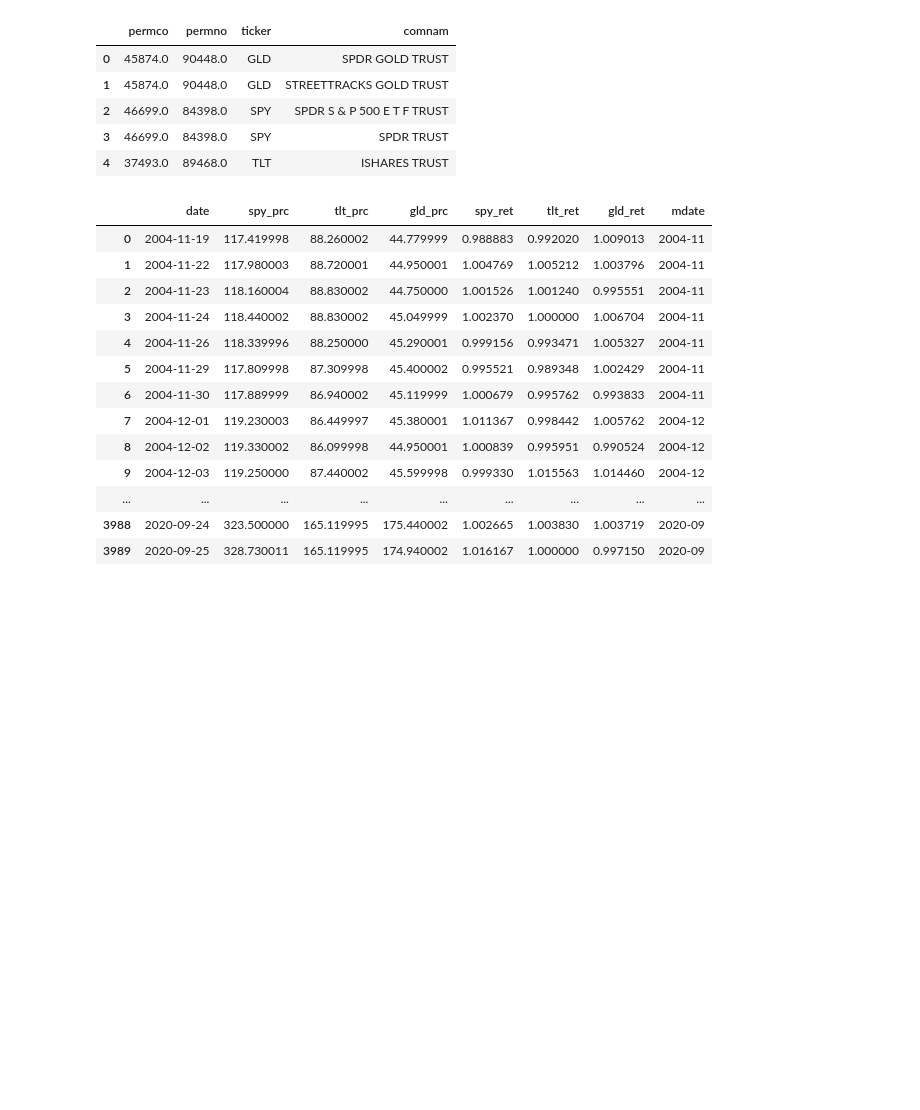
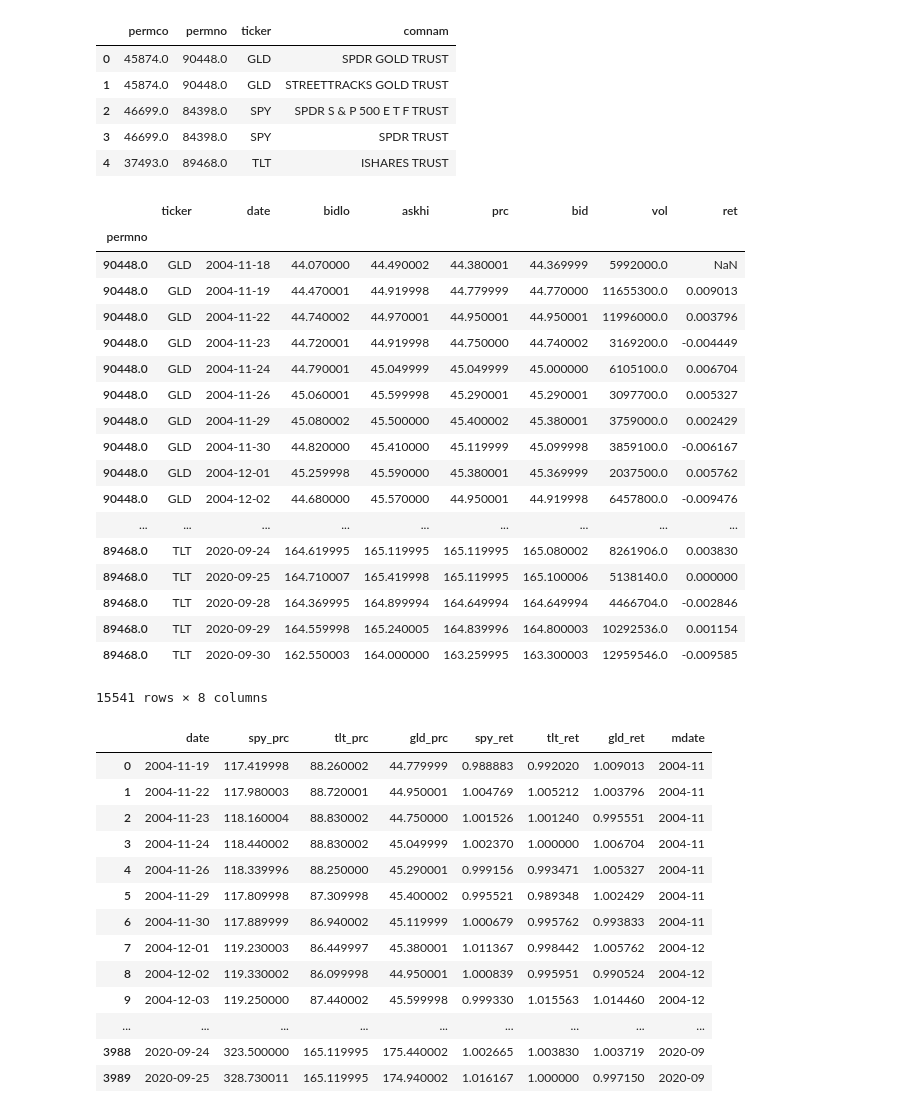
Before and after one commit to ningtong88/Capstone_TDAmeritrade, a Jupyter notebook: TDAmeritrade Portfolio Rebalancing.ipynb, the cells around one changed output. Drawn from its saved outputs; the diff is of its cells as text; code cells hidden in the pictures; blank space fills up the shorter version.

```diff
--- a/TDAmeritrade Portfolio Rebalancing.ipynb
+++ b/TDAmeritrade Portfolio Rebalancing.ipynb
@@ -87,8 +84,30 @@ permno_list_1 = {'permno': permno_tuple}
 # %%
 dsf_keep = crsp_db.raw_sql('select distinct b.ticker, a.permno, a.date, a.bidlo, a.askhi, \
     a.prc, a.bid, a.vol, a.ret from crspm.dsf a, crsp.stocknames b \
-    where a.permno in %(permno)s and a.permno = b.permno',
+    where a.permno in %(permno)s and a.permno = b.permno order by 1,2,3 asc',
                 params=permno_list_1,date_cols=['date'], index_col=['permno'])
+# %%
+dsf_keep
+# %% [output]
+|  | ticker | date | bidlo | askhi | prc | bid | vol | ret |
+| permno |  |  |  |  |  |  |  |  |
+| 90448.0 | GLD | 2004-11-18 | 44.070000 | 44.490002 | 44.380001 | 44.369999 | 5992000.0 | NaN |
+| 90448.0 | GLD | 2004-11-19 | 44.470001 | 44.919998 | 44.779999 | 44.770000 | 11655300.0 | 0.009013 |
+| 90448.0 | GLD | 2004-11-22 | 44.740002 | 44.970001 | 44.950001 | 44.950001 | 11996000.0 | 0.003796 |
+| 90448.0 | GLD | 2004-11-23 | 44.720001 | 44.919998 | 44.750000 | 44.740002 | 3169200.0 | -0.004449 |
+| 90448.0 | GLD | 2004-11-24 | 44.790001 | 45.049999 | 45.049999 | 45.000000 | 6105100.0 | 0.006704 |
+| 90448.0 | GLD | 2004-11-26 | 45.060001 | 45.599998 | 45.290001 | 45.290001 | 3097700.0 | 0.005327 |
+| 90448.0 | GLD | 2004-11-29 | 45.080002 | 45.500000 | 45.400002 | 45.380001 | 3759000.0 | 0.002429 |
+| 90448.0 | GLD | 2004-11-30 | 44.820000 | 45.410000 | 45.119999 | 45.099998 | 3859100.0 | -0.006167 |
+| 90448.0 | GLD | 2004-12-01 | 45.259998 | 45.590000 | 45.380001 | 45.369999 | 2037500.0 | 0.005762 |
+| 90448.0 | GLD | 2004-12-02 | 44.680000 | 45.570000 | 44.950001 | 44.919998 | 6457800.0 | -0.009476 |
+| ... | ... | ... | ... | ... | ... | ... | ... | ... |
+| 89468.0 | TLT | 2020-09-24 | 164.619995 | 165.119995 | 165.119995 | 165.080002 | 8261906.0 | 0.003830 |
+| 89468.0 | TLT | 2020-09-25 | 164.710007 | 165.419998 | 165.119995 | 165.100006 | 5138140.0 | 0.000000 |
+| 89468.0 | TLT | 2020-09-28 | 164.369995 | 164.899994 | 164.649994 | 164.649994 | 4466704.0 | -0.002846 |
+| 89468.0 | TLT | 2020-09-29 | 164.559998 | 165.240005 | 164.839996 | 164.800003 | 10292536.0 | 0.001154 |
+| 89468.0 | TLT | 2020-09-30 | 162.550003 | 164.000000 | 163.259995 | 163.300003 | 12959546.0 | -0.009585 |
+15541 rows × 8 columns
 # %%
 etf_incept_date_range = crsp_db.raw_sql('select distinct permno, min(date), max(date) from crspm.dsf where permno in %(permno)s group by permno order by 2 asc', params=permno_list_1,date_cols=['date'], index_col=['permno'])
 # %%
```
Also changed, not shown: parts of 2 cells of this notebook.
